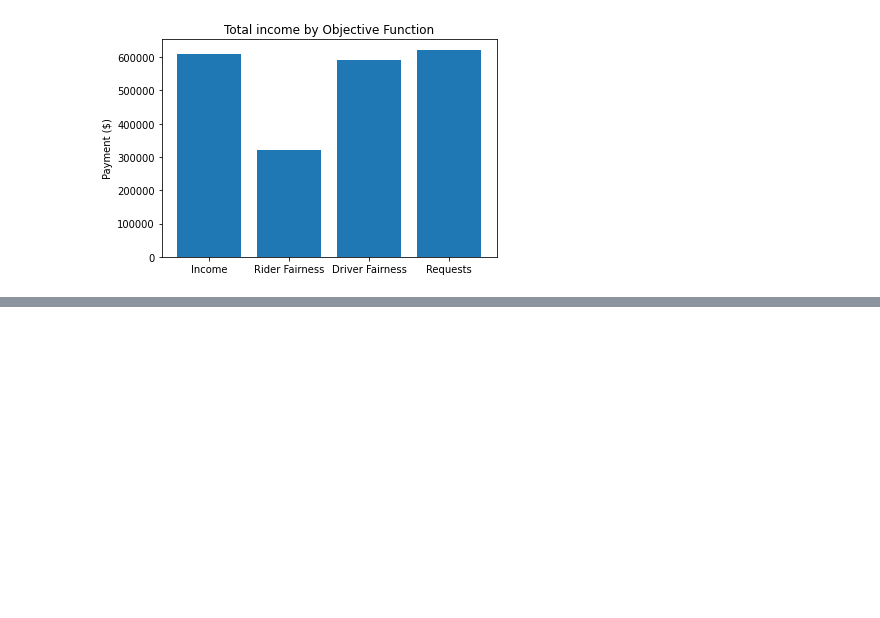
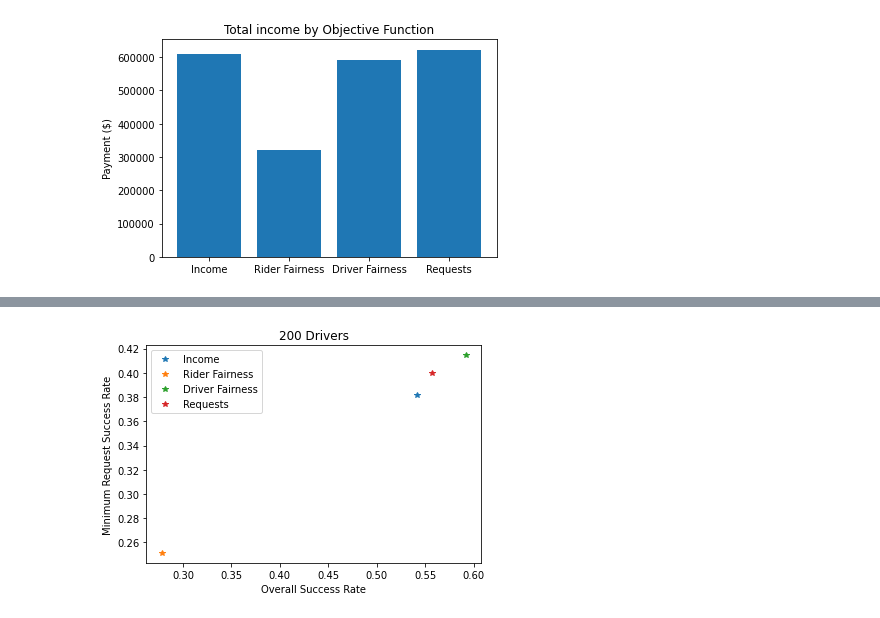
Before and after one commit to Veranep/fact-ai-group-25, a Jupyter notebook: generate_plots.ipynb, the cells around one changed output, grey strips where cells are left out. Saved outputs shown, nothing was run; the diff lists cells and outputs as text; code cells hidden in the pictures; blank space fills up the shorter version.

```diff
--- a/generate_plots.ipynb
+++ b/generate_plots.ipynb
@@ -89,3 +119,27 @@ with open(data_dir + "2022-01-31_155147.pkl", "rb") as infile:
+# %%
+with open(data_dir + "2022-02-02_105330_1_200.pkl", "rb") as infile:
+    requests_brook_200_a = pickle.load(infile)
+
+with open(data_dir + "2022-02-02_113626_1_200.pkl", "rb") as infile:
+    requests_brook_200_b = pickle.load(infile)
+
+with open(data_dir + "2022-02-03_005700_15_200.pkl", "rb") as infile:
+    income_brook_200_a = pickle.load(infile)
+
+with open(data_dir + "2022-02-03_014047_15_200.pkl", "rb") as infile:
+    income_brook_200_b = pickle.load(infile)
+
+with open(data_dir + "2022-02-02_213051_10_200.pkl", "rb") as infile:
+    driver_brook_200_a = pickle.load(infile)
+
+with open(data_dir + "2022-02-02_221419_10_200.pkl", "rb") as infile:
+    driver_brook_200_b = pickle.load(infile)
+
+with open(data_dir + "2022-02-02_072655_14_200.pkl", "rb") as infile:
+    rider_brook_200_a = pickle.load(infile)
+
+with open(data_dir + "2022-02-02_081158_14_200.pkl", "rb") as infile:
+    rider_brook_200_b = pickle.load(infile)
 # %% [markdown]
 # Functions
 # %%
@@ -213,0 +293,4 @@ get_total_income_bar_plot([income_repl_200, rider_repl_200, driver_repl_200, req
+# %%
+get_success_rate_plot([income_brook_200_a, rider_brook_200_a, driver_brook_200_a, requests_brook_200_a], labels_brook, ["Income", "Rider Fairness", "Driver Fairness", "Requests"], 200, statsb=[income_brook_200_b, rider_brook_200_b, driver_brook_200_b, requests_brook_200_b])
+# %% [output]
+[figure, added]
```
Also changed, not shown: parts of 15 cells of this notebook, 16 other files.
